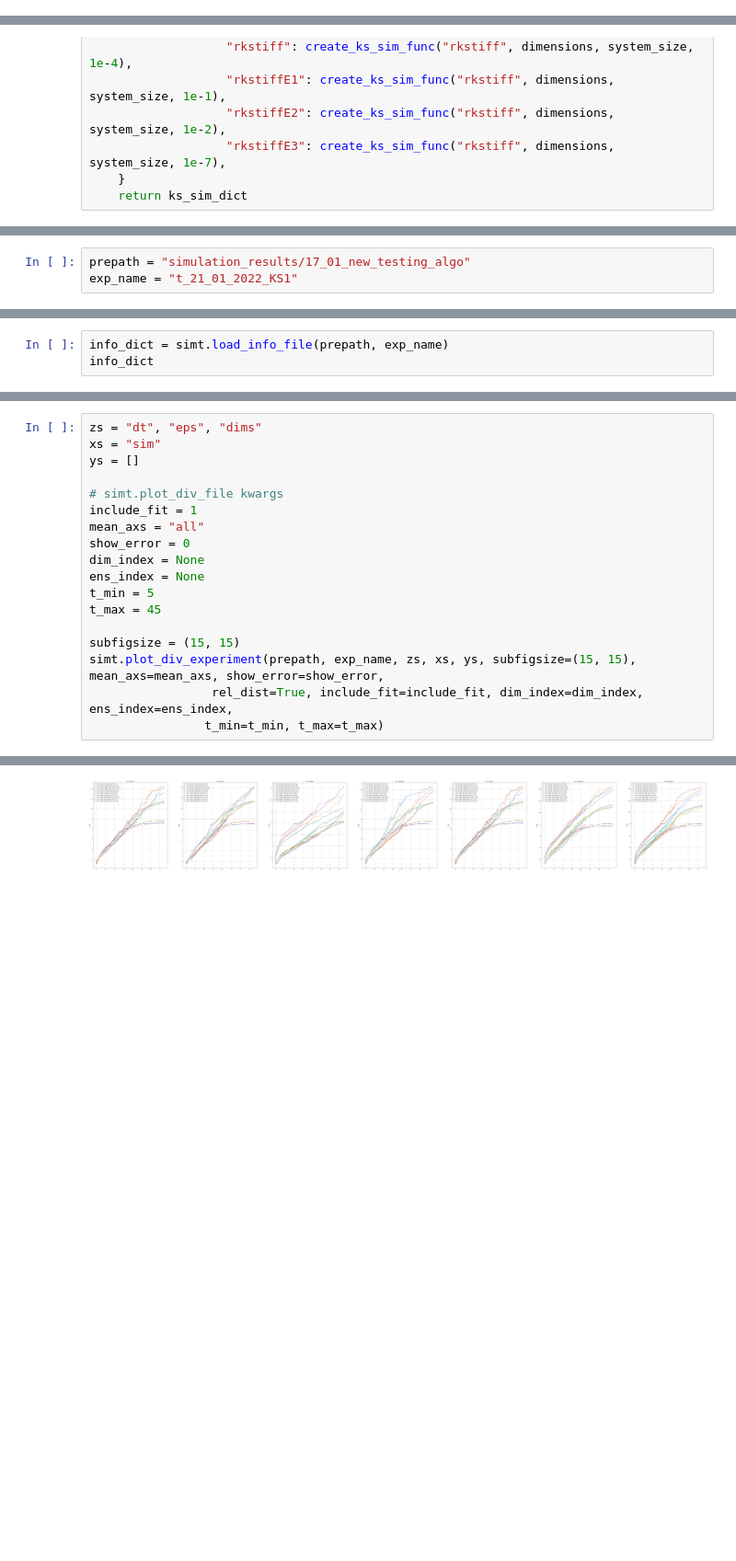
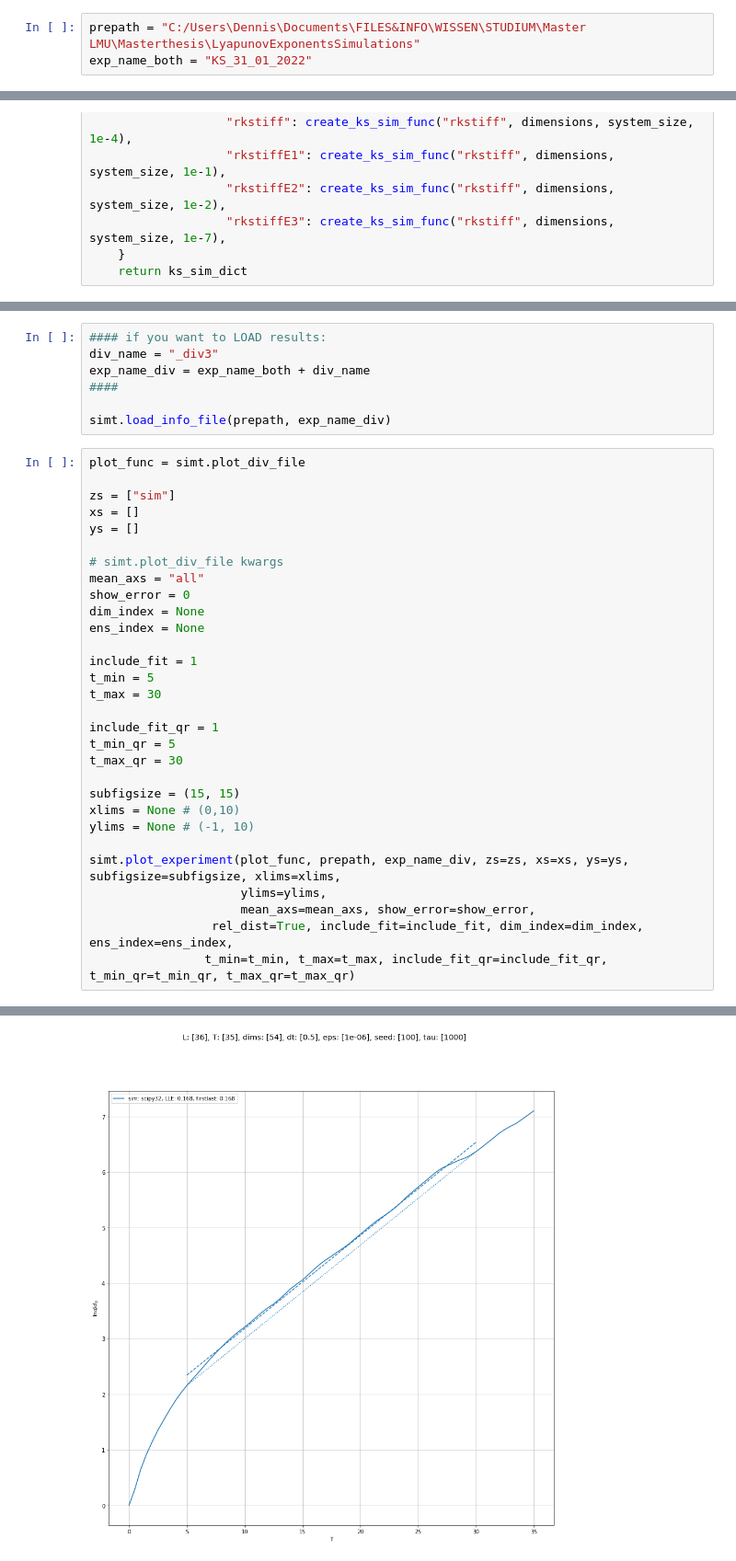
Before and after one commit to baurse/rescomp, a Jupyter notebook: bin/lyapunov_exponents_testing/Test_Kuramoto_Sivachinsky_Simulations.ipynb, the cells around one changed output, grey strips where cells are left out. Shown at 92% size. Cells and saved outputs as stored; diff of their text form; blank space fills up the shorter version.

```diff
--- a/bin/lyapunov_exponents_testing/Test_Kuramoto_Sivachinsky_Simulations.ipynb
+++ b/bin/lyapunov_exponents_testing/Test_Kuramoto_Sivachinsky_Simulations.ipynb
@@ -13,3 +20,6 @@ from rescomp.alternative_tests import simulation_tests as simt
+# %%
+prepath = "C:/Users\Dennis\Documents\FILES&INFO\WISSEN\STUDIUM\Master LMU\Masterthesis\LyapunovExponentsSimulations"
+exp_name_both = "KS_31_01_2022"
 # %%
 # define all the simulations we want to test:
 
@@ -140,3 +196,0 @@ timestep 150/150
-# %%
-prepath = "simulation_results/17_01_new_testing_algo"
-exp_name = "t_21_01_2022_KS1"
@@ -145,3 +196,0 @@ exp_name = "t_21_01_2022_KS1"
-# %%
-info_dict = simt.load_info_file(prepath, exp_name)
-info_dict
@@ -207,19 +197,38 @@ shape of file: (201, 1, 1)
+# %%
+#### if you want to LOAD results:
+div_name = "_div3"
+exp_name_div = exp_name_both + div_name
+####
+
+simt.load_info_file(prepath, exp_name_div)
 # %%
-zs = "dt", "eps", "dims"
-xs = "sim"
+plot_func = simt.plot_div_file
+
+zs = ["sim"]
+xs = []
 ys = []
 
 # simt.plot_div_file kwargs
-include_fit = 1
 mean_axs = "all"
 show_error = 0
 dim_index = None
 ens_index = None
+
+include_fit = 1
 t_min = 5
-t_max = 45
+t_max = 30
+
+include_fit_qr = 1
+t_min_qr = 5
+t_max_qr = 30
 
 subfigsize = (15, 15)
-simt.plot_div_experiment(prepath, exp_name, zs, xs, ys, subfigsize=(15, 15), mean_axs=mean_axs, show_error=show_error,
+xlims = None # (0,10)
+ylims = None # (-1, 10)
+
+simt.plot_experiment(plot_func, prepath, exp_name_div, zs=zs, xs=xs, ys=ys, subfigsize=subfigsize, xlims=xlims,
+                     ylims=ylims,
+                     mean_axs=mean_axs, show_error=show_error,
                  rel_dist=True, include_fit=include_fit, dim_index=dim_index, ens_index=ens_index,
-                t_min=t_min, t_max=t_max)
+                t_min=t_min, t_max=t_max, include_fit_qr=include_fit_qr, t_min_qr=t_min_qr, t_max_qr=t_max_qr)
 # %% [output]
@@ -227 +238 @@ lines: 12, cols: 7, rows: 1
-[figure, old version]
+[figure, new version]
```
Also changed, not shown: parts of 23 cells of this notebook, 13 other files.
